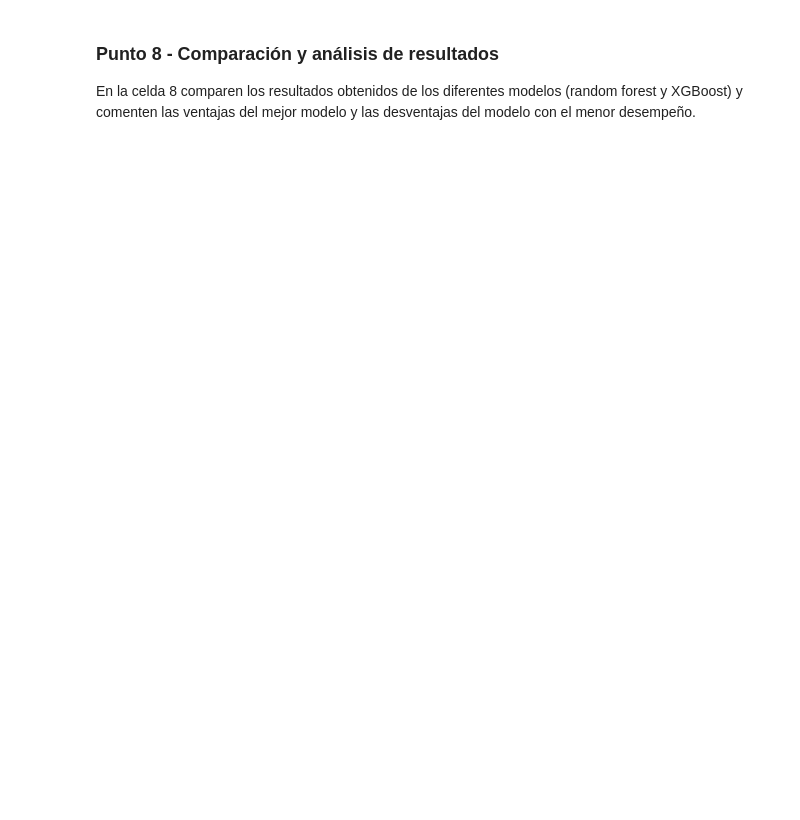
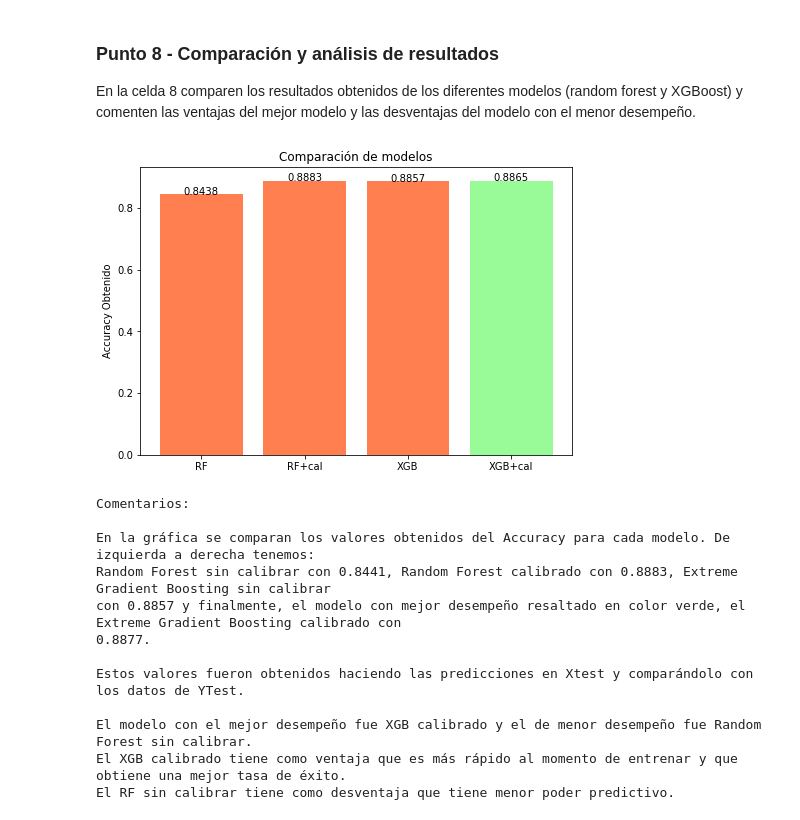
Before and after one commit to egirald/MIAD_ML_and_NLP, a Jupyter notebook: Semana 2/S2TC1_RandomForests_Boosting.ipynb, the cells around one changed output. Cells and saved outputs as stored; diff of their text form; code cells hidden in the pictures; blank space fills up the shorter version.

```diff
--- a/Semana 2/S2TC1_RandomForests_Boosting.ipynb
+++ b/Semana 2/S2TC1_RandomForests_Boosting.ipynb
@@ -80,0 +496,13 @@ En la celda 6 implementen un modelo XGBoost de clasificación con la librería s
+# %%
+# Celda 6
+from xgboost import XGBClassifier
+from sklearn import metrics
+clf = XGBClassifier()
+clf
+clf.fit(X_train, y_train,eval_metric='logloss')
+y_pred = clf.predict(X_test)
+print(" \nF1 Score :" +str(metrics.f1_score(y_pred, y_test.values)))
+Acc_XGB=metrics.accuracy_score(y_pred, y_test.values)
+print("Accuracy Score: " +str(metrics.accuracy_score(y_pred, y_test.values)))
+print("""\nLuego de entrenar el modelo Xtreme gradient Boosting se obtiene un accuracy de 0.885 que es similar al obtenido con
+RF calibrado, lo que nos da un indicio sobre la potencia del XGboosting. Este valor nos demuestra un buen desempeño del modelo.""")
@@ -91,0 +582,50 @@ En la celda 8 comparen los resultados obtenidos de los diferentes modelos (rando
+# %%
+# Celda 8
+
+Acc_RF
+Acc_RF_Cal
+Acc_XGB
+Acc_XGB_cal
+
+#Comparacion de modelos
+fig = plt.figure()
+ax = fig.add_axes([0,0,1,1])
+ax.set_title("Comparación de modelos")
+ejeX = ['RF','RF+cal','XGB','XGB+cal']
+ejeY = [round(Acc_RF,4), round(Acc_RF_Cal,4), round(Acc_XGB,4), round(Acc_XGB_cal,4)]
+ax.bar(ejeX,ejeY,color=['Coral','Coral','Coral','PaleGreen'])    #color='Coral'
+def addlabels(x,y,plotP):
+    for i in range(len(x)):
+        plotP.text(i,y[i],y[i],ha='center')
+addlabels(ejeX,ejeY,plt)
+plt.ylabel("Accuracy Obtenido")
+plt.show()
+
+print("""
+Comentarios:
+
+En la gráfica se comparan los valores obtenidos del Accuracy para cada modelo. De izquierda a derecha tenemos:
+Random Forest sin calibrar con 0.8441, Random Forest calibrado con 0.8883, Extreme Gradient Boosting sin calibrar
+con 0.8857 y finalmente, el modelo con mejor desempeño resaltado en color verde, el Extreme Gradient Boosting calibrado con
+0.8877.
+
+Estos valores fueron obtenidos haciendo las predicciones en Xtest y comparándolo con los datos de YTest.
+
+El modelo con el mejor desempeño fue XGB calibrado y el de menor desempeño fue Random Forest sin calibrar.
+El XGB calibrado tiene como ventaja que es más rápido al momento de entrenar y que obtiene una mejor tasa de éxito.
+El RF sin calibrar tiene como desventaja que tiene menor poder predictivo.
+""")
+# %% [output]
+[figure, added]
+Comentarios:
+
+En la gráfica se comparan los valores obtenidos del Accuracy para cada modelo. De izquierda a derecha tenemos:
+Random Forest sin calibrar con 0.8441, Random Forest calibrado con 0.8883, Extreme Gradient Boosting sin calibrar
+con 0.8857 y finalmente, el modelo con mejor desempeño resaltado en color verde, el Extreme Gradient Boosting calibrado con
+0.8877.
+
+Estos valores fueron obtenidos haciendo las predicciones en Xtest y comparándolo con los datos de YTest.
+
+El modelo con el mejor desempeño fue XGB calibrado y el de menor desempeño fue Random Forest sin calibrar.
+El XGB calibrado tiene como ventaja que es más rápido al momento de entrenar y que obtiene una mejor tasa de éxito.
+El RF sin calibrar tiene como desventaja que tiene menor poder predictivo.
```
Also changed, not shown: parts of 16 cells of this notebook, 26 other files.
